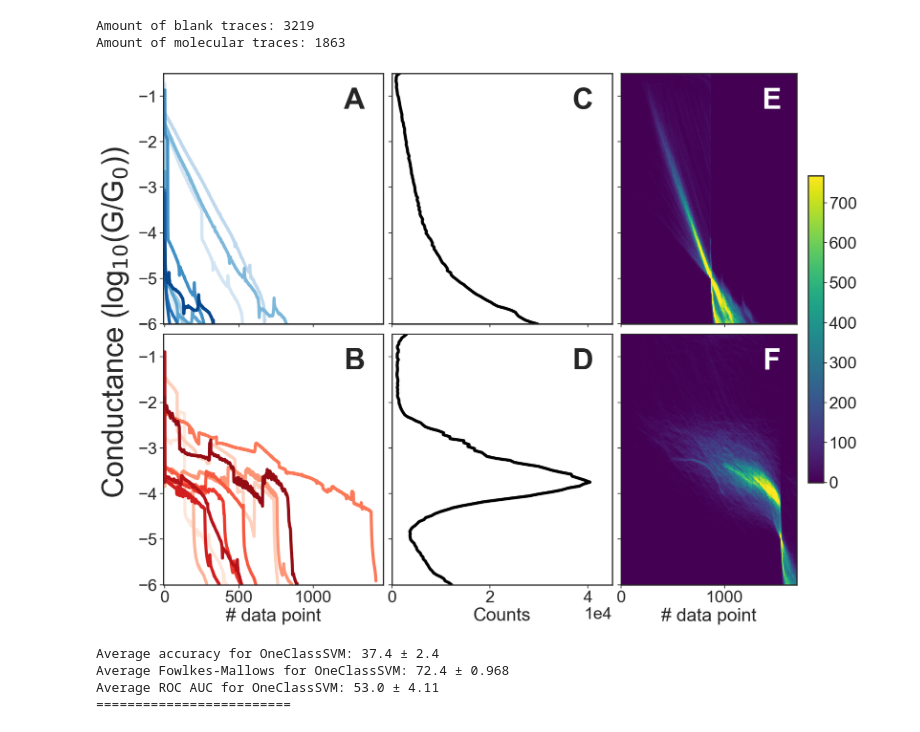
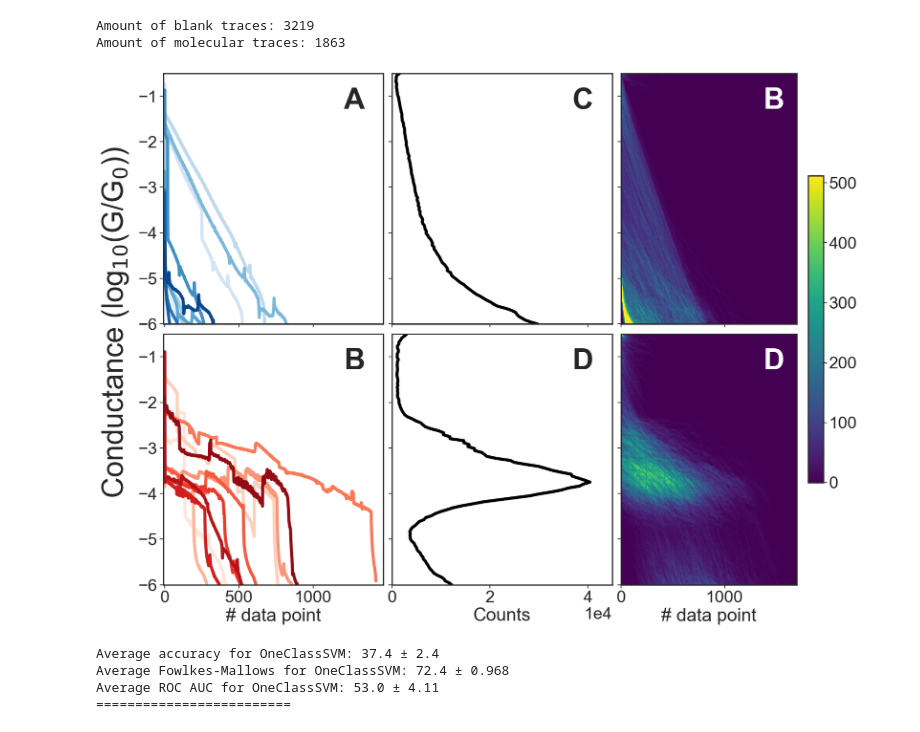
Before and after one commit to chem-william/one_class_smbj, a Jupyter notebook: 4k_bpy/labelled_oc.ipynb, the cells around one changed output. Cells and saved outputs as stored; diff of their text form; code cells hidden in the pictures.

```diff
--- a/4k_bpy/labelled_oc.ipynb
+++ b/4k_bpy/labelled_oc.ipynb
@@ -51,8 +51,23 @@ pre_info = PreprocessInfo(
     hist2d_length=2048,
 )
 # %%
-traces = np.load("all_traces.npy", allow_pickle=True)
-labels = np.genfromtxt("Labels.txt")
+def read_csv(csv_file: str):
+    import csv
+    data = []
+    with open(csv_file, 'r') as csvfile:
+        csvreader = csv.reader(csvfile)
+        for row in csvreader:
+            tmp = []
+            for item in row:
+                tmp.append(float(item))
+            data.append(np.array(tmp))
+
+    return np.array(data)
+
+traces = read_csv("./4k_bpy_all_traces.csv")
+
+# traces = np.load("all_traces.npy", allow_pickle=True)
+labels = np.genfromtxt("../../../machine/andras_bp/Labels.txt")
 full_traces, processed_traces, labels = util_functions.preprocess_4k_data(traces, labels, pre_info)
 labels[labels == 0] = -1
 labels *= -1
@@ -104,70 +119,70 @@ for idx, (dataset_hists, dataset_traces) in enumerate(
     hist_2d = np.zeros((bins_2d, bins_2d))
 
     # without alignment
     # ============================
-    # vmax = 512
-    # for trace in tqdm(dataset_traces, desc="Generating 2D histograms"):
-    #     H, *_ = np.histogram2d(
-    #         trace, np.arange(len(trace)), bins=bins_2d, range=[[pre_info.plot_low, pre_info.plot_high], [0, 1700]]
-    #     )
-    #     hist_2d += H
+    vmax = 512
+    for trace in tqdm(dataset_traces, desc="Generating 2D histograms"):
+        H, *_ = np.histogram2d(
+            trace, np.arange(len(trace)), bins=bins_2d, range=[[pre_info.plot_low, pre_info.plot_high], [0, 1700]]
+        )
+        hist_2d += H
 
-    # im = ax[idx, 2].imshow(
-    #     hist_2d,
-    #     vmin=0,
-    #     vmax=vmax,
-    #     origin="lower",
-    #     cmap="viridis",
-    #     extent=[0, 1700, pre_info.plot_low, pre_info.plot_high],
-    #     aspect="auto",
-    # )
-    # ax[idx, 2].text(
-    #     1024 + 450, text_height, ALPHABET[idx*2 + 1], va="center", ha="center", weight="bold", size=FONTSIZE, c="white"
-    # )
+    im = ax[idx, 2].imshow(
+        hist_2d,
+        vmin=0,
+        vmax=vmax,
+        origin="lower",
+        cmap="viridis",
+        extent=[0, 1700, pre_info.plot_low, pre_info.plot_high],
+        aspect="auto",
+    )
+    ax[idx, 2].text(
+        1024 + 450, text_height, ALPHABET[idx*2 + 1], va="center", ha="center", weight="bold", size=FONTSIZE, c="white"
+    )
     # ============================
 
     # with alignment
     # ============================
-    vmax = 512 + 256
-    crossovers = []
-    for trace in dataset_traces:
-        co = np.argwhere(trace < -5)
-        if len(co) > 1:
-            crossovers.append(co[0][0])
-        else:
-            crossovers.append(len(trace))
-    max_co = np.max(crossovers)
-    for trace, co in zip(dataset_traces, crossovers):
-        embedded = np.zeros(len(trace) + max_co)
-        embedded[max_co - co:(max_co - co) + len(trace)] = trace
-        H, *_ = np.histogram2d(embedded, np.arange(len(embedded)), bins=bins_2d, range=[[pre_info.plot_low, pre_info.plot_high], [0, 1700]])
-        hist_2d += H
-    im = ax[idx, 2].imshow(
-        hist_2d, vmin=0, vmax=vmax, origin="lower", cmap="viridis", extent=[0, 1700, pre_info.plot_low, pre_info.plot_high], aspect="auto"
-    )
-    ax[idx, 2].text(1024 + 430, text_height, ALPHABET[idx + 4], va="center", ha="center", weight="bold", size=FONTSIZE, c="white")
+    # vmax = 512 + 256
+    # crossovers = []
+    # for trace in dataset_traces:
+    #     co = np.argwhere(trace < -5)
+    #     if len(co) > 1:
+    #         crossovers.append(co[0][0])
+    #     else:
+    #         crossovers.append(len(trace))
+    # max_co = np.max(crossovers)
+    # for trace, co in zip(dataset_traces, crossovers):
+    #     embedded = np.zeros(len(trace) + max_co)
+    #     embedded[max_co - co:(max_co - co) + len(trace)] = trace
+    #     H, *_ = np.histogram2d(embedded, np.arange(len(embedded)), bins=bins_2d, range=[[pre_info.plot_low, pre_info.plot_high], [0, 1700]])
+    #     hist_2d += H
+    # im = ax[idx, 2].imshow(
+    #     hist_2d, vmin=0, vmax=vmax, origin="lower", cmap="viridis", extent=[0, 1700, pre_info.plot_low, pre_info.plot_high], aspect="auto"
+    # )
+    # ax[idx, 2].text(1024 + 430, text_height, ALPHABET[idx + 4], va="center", ha="center", weight="bold", size=FONTSIZE, c="white")
     # ============================
 
     if idx == 0:
         ax[idx, 0].set_xticklabels([])
         ax[idx, 1].set_xticklabels([])
         ax[idx, 2].set_xticklabels([])
 
     ax[idx, 1].set_yticklabels([])
     ax[idx, 2].set_yticklabels([])
     if idx == 1:
         ax[idx, 0].set_xlabel("# data point")
         ax[idx, 1].set_xlabel("Counts")
         ax[idx, 2].set_xlabel("# data point")
         ax[idx, 1].ticklabel_format(axis="x", scilimits=[-5, 4])
 
 fig.text(0.07, 0.31, CONDUCTANCE_LABEL, va="center", ha="center", rotation="vertical", fontsize=FONTSIZE)
 fig.subplots_adjust(wspace=0.04, top=0.5, hspace=0.04)
 fig.colorbar(im, ax=ax[:, 2], shrink=.6)
 fig.savefig("labeled_hists.pdf")
 plt.show()
 # %% [output]
-[figure, old version]
+[figure, new version]
 # %%
 from sklearn.svm import OneClassSVM
 from sklego.mixture import GMMOutlierDetector
```
Also changed, not shown: parts of 2 cells of this notebook.
